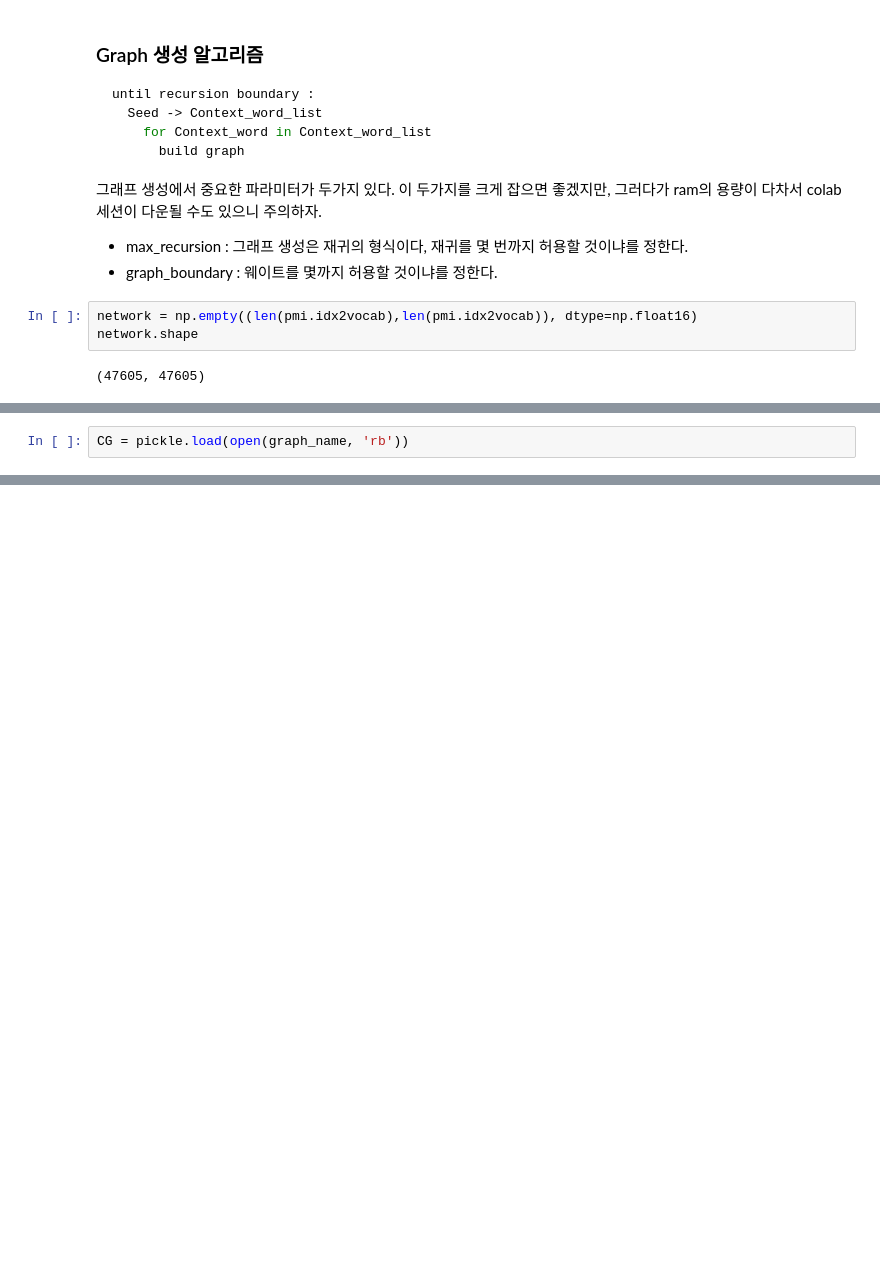
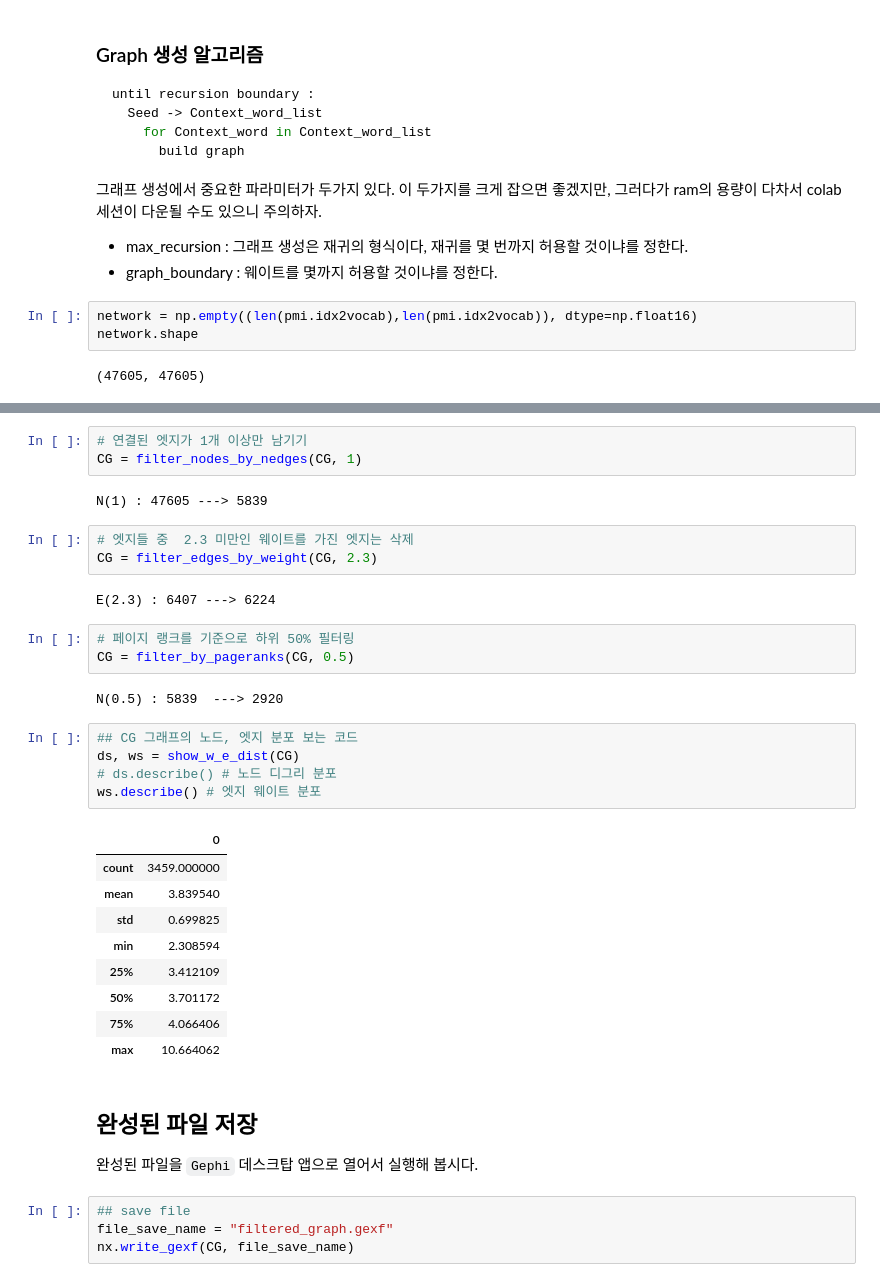
Before and after one commit to GwiHwan-Go/Detect_SC, a Jupyter notebook: Depression_Graph.ipynb, the cells around one changed output, grey strips where cells are left out. Drawn from its saved outputs; the diff is of its cells as text; blank space fills up the shorter version.

````diff
--- a/Depression_Graph.ipynb
+++ b/Depression_Graph.ipynb
@@ -389,2 +388,0 @@ pickle.dump(CG2, open(graph_name, 'wb'))
-# %%
-CG = pickle.load(open(graph_name, 'rb'))
@@ -423,0 +436,40 @@ save_graph(g,"my_graph.pdf")
+# %%
+# 연결된 엣지가 1개 이상만 남기기
+CG = filter_nodes_by_nedges(CG, 1)
+# %% [output]
+N(1) : 47605 ---> 5839
+# %%
+# 엣지들 중  2.3 미만인 웨이트를 가진 엣지는 삭제
+CG = filter_edges_by_weight(CG, 2.3)
+# %% [output]
+E(2.3) : 6407 ---> 6224
+# %%
+# 페이지 랭크를 기준으로 하위 50% 필터링
+CG = filter_by_pageranks(CG, 0.5)
+# %% [output]
+N(0.5) : 5839  ---> 2920
+# %%
+## CG 그래프의 노드, 엣지 분포 보는 코드
+ds, ws = show_w_e_dist(CG)
+# ds.describe() # 노드 디그리 분포
+ws.describe() # 엣지 웨이트 분포
+# %% [output]
+|  | 0 |
+| count | 3459.000000 |
+| mean | 3.839540 |
+| std | 0.699825 |
+| min | 2.308594 |
+| 25% | 3.412109 |
+| 50% | 3.701172 |
+| 75% | 4.066406 |
+| max | 10.664062 |
+# %% [markdown]
+## 완성된 파일 저장
+
+완성된 파일을
+```Gephi```
+데스크탑 앱으로 열어서 실행해 봅시다.
+# %%
+## save file
+file_save_name = "filtered_graph.gexf"
+nx.write_gexf(CG, file_save_name)
````
Also changed, not shown: parts of 23 cells of this notebook.
